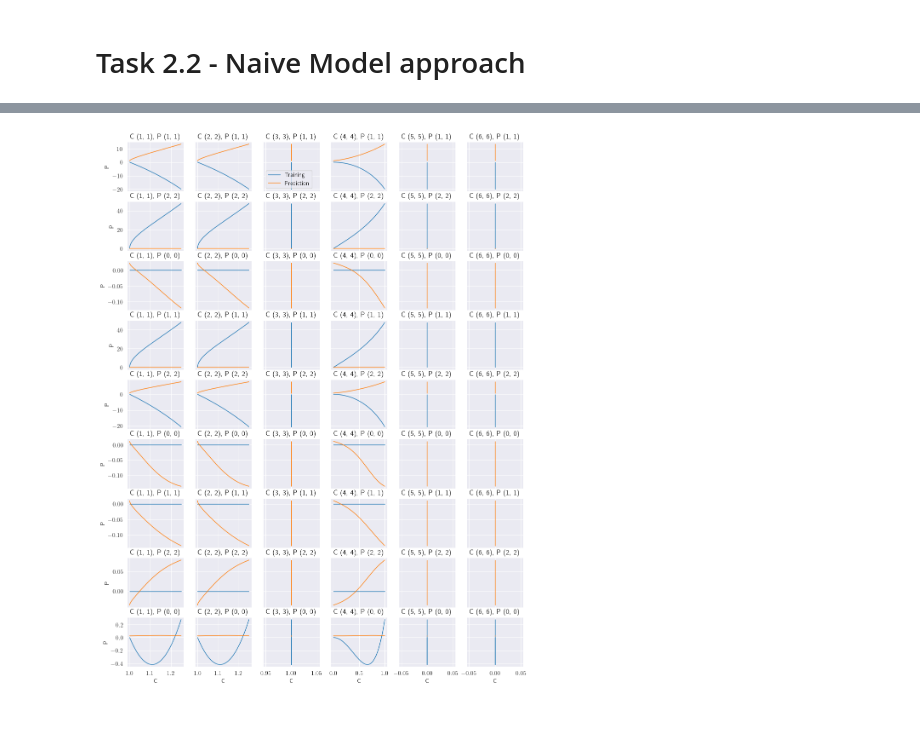
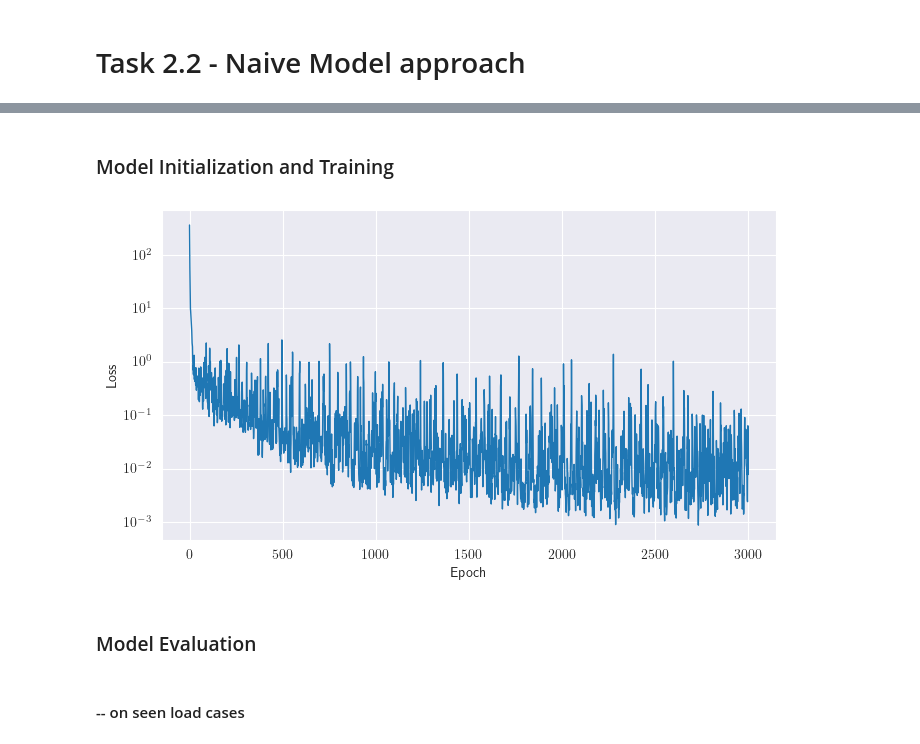
Before and after one commit to ArgoJ/TML4SM_TuD, a Jupyter notebook: hyperelasticity/Task2_2.ipynb, the cells around one changed output, grey strips where cells are left out. Saved outputs shown, nothing was run; the diff lists cells and outputs as text; code cells hidden in the pictures; blank space fills up the shorter version.

```diff
--- a/hyperelasticity/Task2_2.ipynb
+++ b/hyperelasticity/Task2_2.ipynb
@@ -27,0 +24,11 @@ To enable the following instructions: AVX2 FMA, in other operations, rebuild Ten
+# %%
+# Calibration paths
+calibration_dir = os.path.abspath('calibration')
+biaxial_path = os.path.join(calibration_dir, 'biaxial.txt')
+pure_shear_path = os.path.join(calibration_dir, 'pure_shear.txt')
+uniaxial_path = os.path.join(calibration_dir, 'uniaxial.txt')
+
+# Test paths
+test_dir = os.path.abspath('test')
+biax_test_path = os.path.join(test_dir, 'biax_test.txt')
+mixed_test_path = os.path.join(test_dir, 'mixed_test.txt')
@@ -28,2 +37,9 @@ To enable the following instructions: AVX2 FMA, in other operations, rebuild Ten
+# %%
+biaxial_features, biaxial_labels = load_naive_dataset(biaxial_path)
+pure_shear_features, pure_shear_labels = load_naive_dataset(pure_shear_path)
+uniaxial_features, uniaxial_labels = load_naive_dataset(uniaxial_path)
+
+biax_test_features, biax_test_labels = load_naive_dataset(biax_test_path)
+mixed_test_features, mixed_test_labels = load_naive_dataset(mixed_test_path)
 # %% [markdown]
 # Task 2.2 - Naive Model approach
@@ -121,5 +46,27 @@ Test R² Scores for each feature: [-5.8679485, -2.2800767, 0.0, -2.2620392, -3.5
-# %%
-fig_test_pred = plot_predictions(test_features, test_labels, test_predictions)
-plt.show()
-# %% [output]
-[figure, removed]
+# %% [markdown]
+### Model Initialization and Training
+# %%
+train_features = tf.concat([biaxial_features, pure_shear_features, uniaxial_features], axis=0)
+train_labels = tf.concat([biaxial_labels, pure_shear_labels, uniaxial_labels], axis=0)
+# %%
+naive_model = CustomFFNN(
+    hidden_sizes=[32, 32, 32, 9],
+    activations=['softplus', 'softplus', 'softplus', 'linear']
+)
+naive_model.compile(
+    optimizer=optimizers.Adam(learning_rate=0.01),
+    loss=losses.MeanSquaredError()
+)
+h = naive_model.fit(train_features, train_labels, batch_size=16, epochs=3000, verbose=0)
+loss = h.history['loss']
+# val_loss = h.history['val_loss']
+# %%
+fig = plot_loss(loss)
+fig.tight_layout()
+plt.show()
+# %% [output]
+[figure, added]
+# %% [markdown]
+### Model Evaluation
+# %% [markdown]
+#### -- on seen load cases
```
Also changed, not shown: parts of 39 cells of this notebook, 6 other files.
